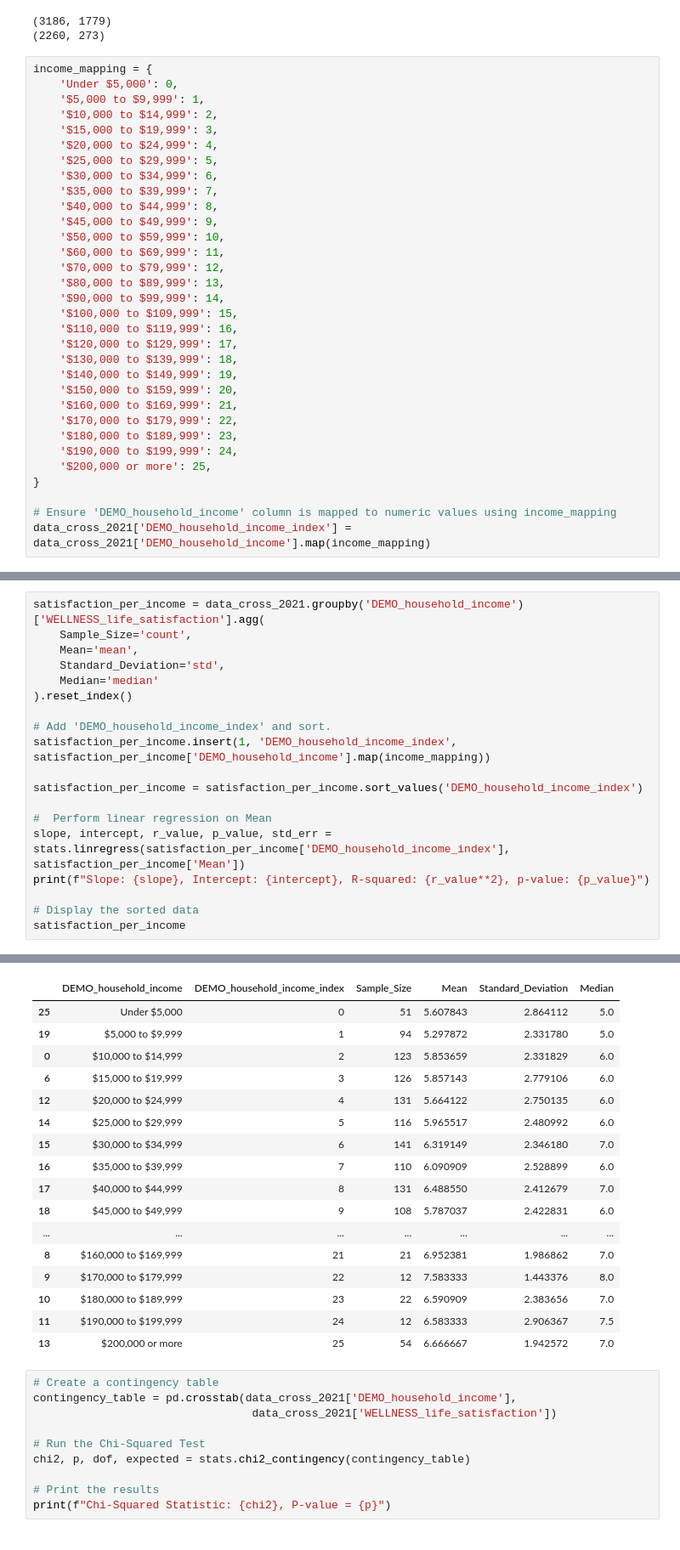
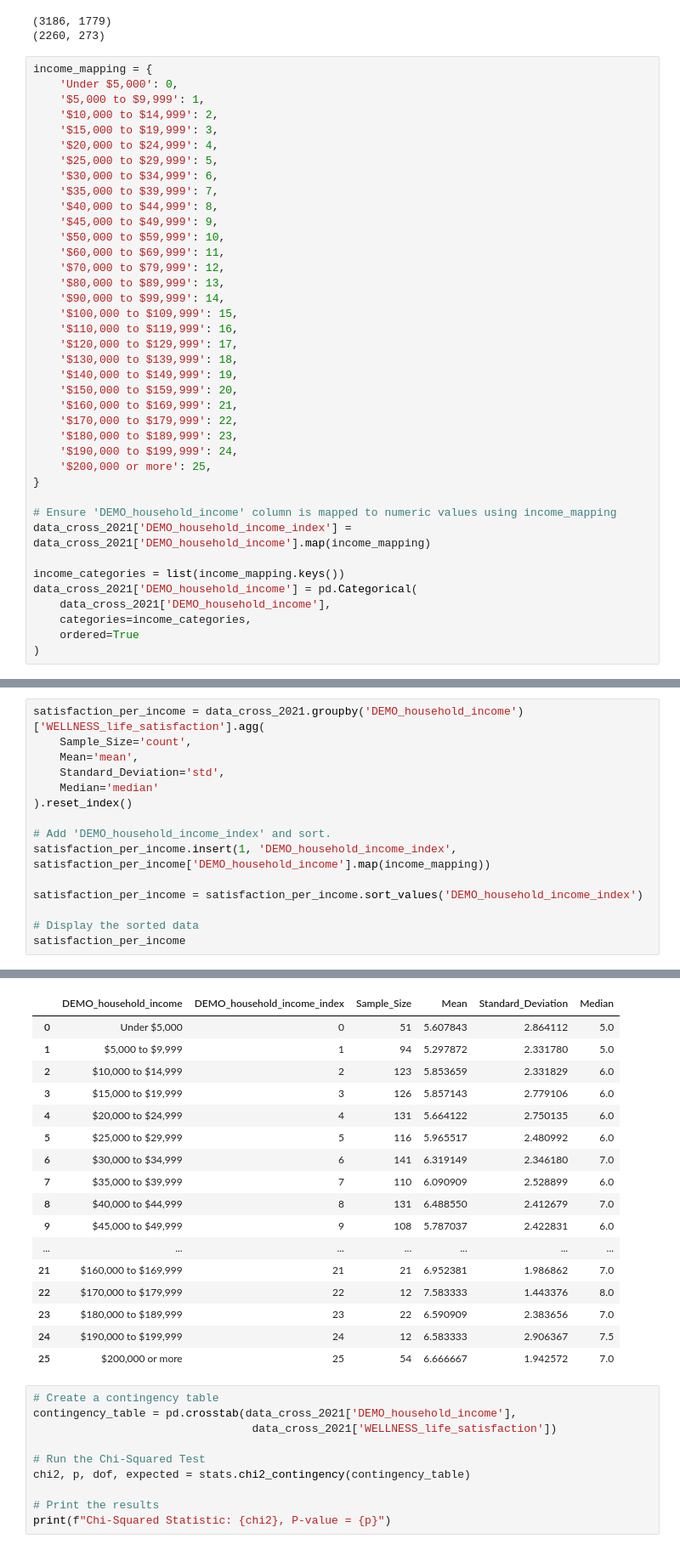
Before and after one commit to vicdenz/sta130-uoft, a Jupyter notebook: course_project/proposal_analysis1.ipynb, the cells around one changed output, grey strips where cells are left out. Shown: that part at 85% size. Drawn from its saved outputs; the diff is of its cells as text.

```diff
--- a/course_project/proposal_analysis1.ipynb
+++ b/course_project/proposal_analysis1.ipynb
@@ -72,6 +75,13 @@ income_mapping = {
 
 # Ensure 'DEMO_household_income' column is mapped to numeric values using income_mapping
 data_cross_2021['DEMO_household_income_index'] = data_cross_2021['DEMO_household_income'].map(income_mapping)
+
+income_categories = list(income_mapping.keys())
+data_cross_2021['DEMO_household_income'] = pd.Categorical(
+    data_cross_2021['DEMO_household_income'],
+    categories=income_categories,
+    ordered=True
+)
 # %%
 df_count = data_cross_2021.groupby(['DEMO_household_income', 'WELLNESS_life_satisfaction']).size().reset_index(name='Count')
 
@@ -118,10 +131,6 @@ satisfaction_per_income.insert(1, 'DEMO_household_income_index', satisfaction_pe
 
 satisfaction_per_income = satisfaction_per_income.sort_values('DEMO_household_income_index')
 
-#  Perform linear regression on Mean
-slope, intercept, r_value, p_value, std_err = stats.linregress(satisfaction_per_income['DEMO_household_income_index'], satisfaction_per_income['Mean'])
-print(f"Slope: {slope}, Intercept: {intercept}, R-squared: {r_value**2}, p-value: {p_value}")
-
 # Display the sorted data
 satisfaction_per_income
 # %% [output]
@@ -129,20 +138,20 @@ Slope: 0.059365268023515584, Intercept: 5.60390579592017, R-squared: 0.684774884
 |  | DEMO_household_income | DEMO_household_income_index | Sample_Size | Mean | Standard_Deviation | Median |
-| 25 | Under $5,000 | 0 | 51 | 5.607843 | 2.864112 | 5.0 |
-| 19 | $5,000 to $9,999 | 1 | 94 | 5.297872 | 2.331780 | 5.0 |
-| 0 | $10,000 to $14,999 | 2 | 123 | 5.853659 | 2.331829 | 6.0 |
-| 6 | $15,000 to $19,999 | 3 | 126 | 5.857143 | 2.779106 | 6.0 |
-| 12 | $20,000 to $24,999 | 4 | 131 | 5.664122 | 2.750135 | 6.0 |
-| 14 | $25,000 to $29,999 | 5 | 116 | 5.965517 | 2.480992 | 6.0 |
-| 15 | $30,000 to $34,999 | 6 | 141 | 6.319149 | 2.346180 | 7.0 |
-| 16 | $35,000 to $39,999 | 7 | 110 | 6.090909 | 2.528899 | 6.0 |
-| 17 | $40,000 to $44,999 | 8 | 131 | 6.488550 | 2.412679 | 7.0 |
-| 18 | $45,000 to $49,999 | 9 | 108 | 5.787037 | 2.422831 | 6.0 |
+| 0 | Under $5,000 | 0 | 51 | 5.607843 | 2.864112 | 5.0 |
+| 1 | $5,000 to $9,999 | 1 | 94 | 5.297872 | 2.331780 | 5.0 |
+| 2 | $10,000 to $14,999 | 2 | 123 | 5.853659 | 2.331829 | 6.0 |
+| 3 | $15,000 to $19,999 | 3 | 126 | 5.857143 | 2.779106 | 6.0 |
+| 4 | $20,000 to $24,999 | 4 | 131 | 5.664122 | 2.750135 | 6.0 |
+| 5 | $25,000 to $29,999 | 5 | 116 | 5.965517 | 2.480992 | 6.0 |
+| 6 | $30,000 to $34,999 | 6 | 141 | 6.319149 | 2.346180 | 7.0 |
+| 7 | $35,000 to $39,999 | 7 | 110 | 6.090909 | 2.528899 | 6.0 |
+| 8 | $40,000 to $44,999 | 8 | 131 | 6.488550 | 2.412679 | 7.0 |
+| 9 | $45,000 to $49,999 | 9 | 108 | 5.787037 | 2.422831 | 6.0 |
 | ... | ... | ... | ... | ... | ... | ... |
-| 8 | $160,000 to $169,999 | 21 | 21 | 6.952381 | 1.986862 | 7.0 |
-| 9 | $170,000 to $179,999 | 22 | 12 | 7.583333 | 1.443376 | 8.0 |
-| 10 | $180,000 to $189,999 | 23 | 22 | 6.590909 | 2.383656 | 7.0 |
-| 11 | $190,000 to $199,999 | 24 | 12 | 6.583333 | 2.906367 | 7.5 |
-| 13 | $200,000 or more | 25 | 54 | 6.666667 | 1.942572 | 7.0 |
+| 21 | $160,000 to $169,999 | 21 | 21 | 6.952381 | 1.986862 | 7.0 |
+| 22 | $170,000 to $179,999 | 22 | 12 | 7.583333 | 1.443376 | 8.0 |
+| 23 | $180,000 to $189,999 | 23 | 22 | 6.590909 | 2.383656 | 7.0 |
+| 24 | $190,000 to $199,999 | 24 | 12 | 6.583333 | 2.906367 | 7.5 |
+| 25 | $200,000 or more | 25 | 54 | 6.666667 | 1.942572 | 7.0 |
 # %%
 # Create a contingency table
 contingency_table = pd.crosstab(data_cross_2021['DEMO_household_income'],
```
Also changed, not shown: parts of 4 cells of this notebook, 3 other files.
